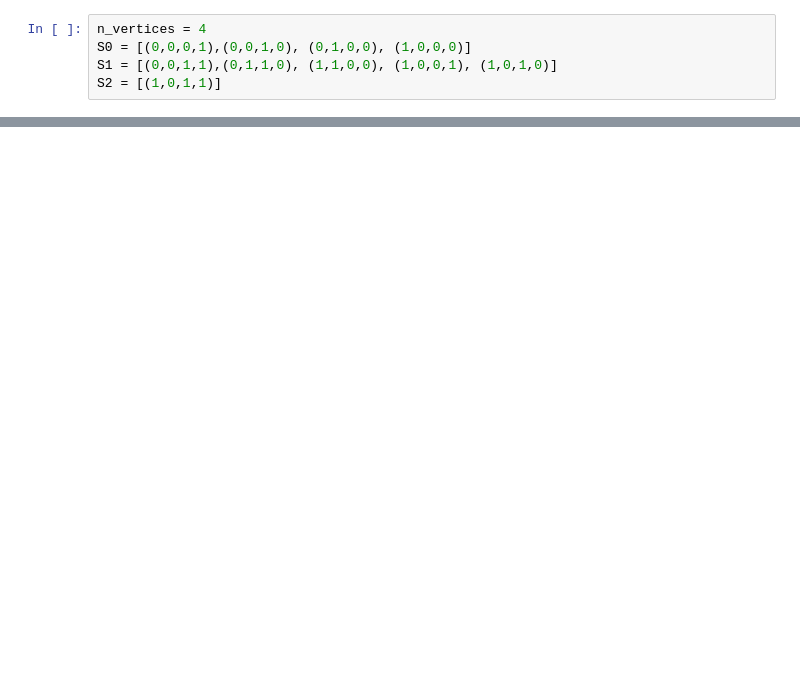
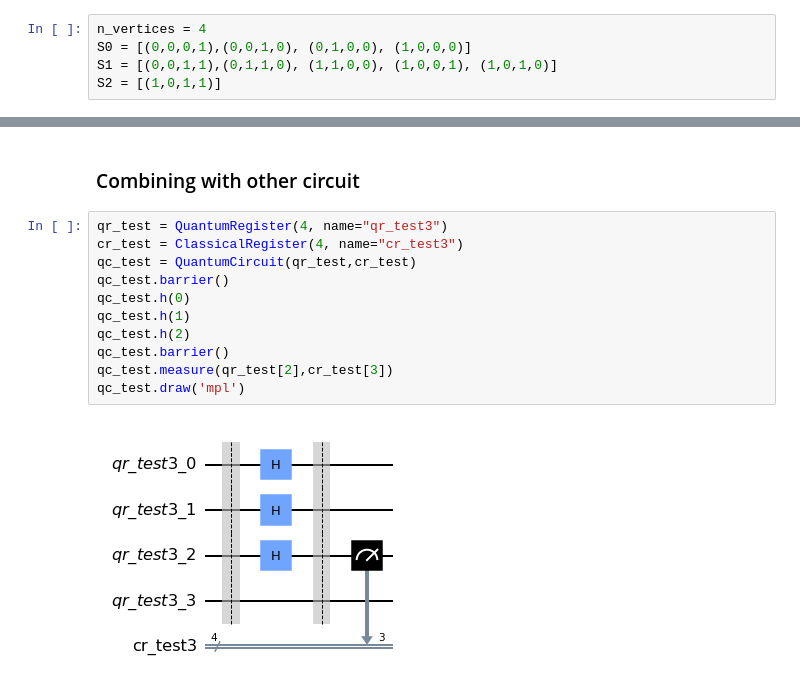
Before and after one commit to KathrinKoenig/QuantumTopologicalDataAnalysis, a Jupyter notebook: Code/initialize_state.ipynb, the cells around one changed output, grey strips where cells are left out. Drawn from its saved outputs; the diff is of its cells as text; blank space fills up the shorter version.

```diff
--- a/Code/initialize_state.ipynb
+++ b/Code/initialize_state.ipynb
@@ -73,0 +83,15 @@ qc.draw('mpl')
+# %% [markdown]
+### Combining with other circuit
+# %%
+qr_test = QuantumRegister(4, name="qr_test3")
+cr_test = ClassicalRegister(4, name="cr_test3")
+qc_test = QuantumCircuit(qr_test,cr_test)
+qc_test.barrier()
+qc_test.h(0)
+qc_test.h(1)
+qc_test.h(2)
+qc_test.barrier()
+qc_test.measure(qr_test[2],cr_test[3])
+qc_test.draw('mpl')
+# %% [output]
+[figure, added]
```
Also changed, not shown: parts of 19 cells of this notebook, 1 other file.
